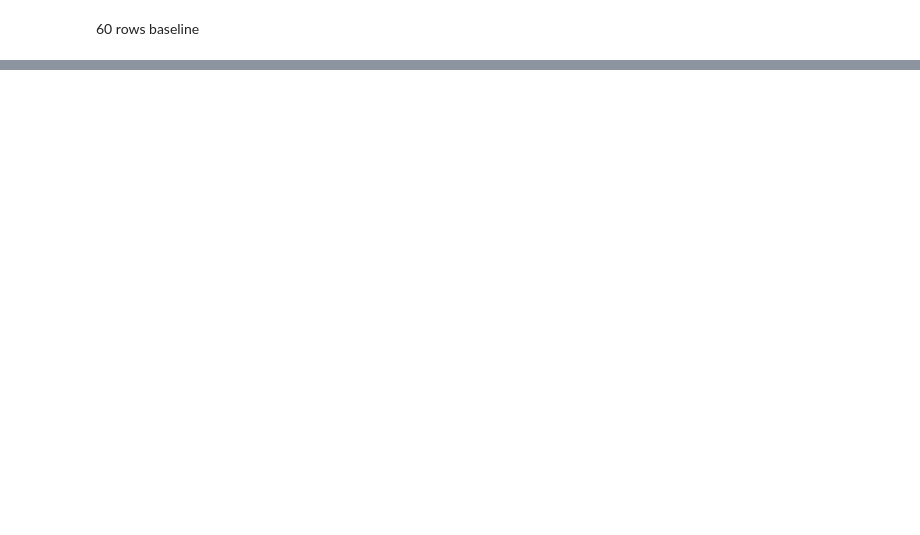
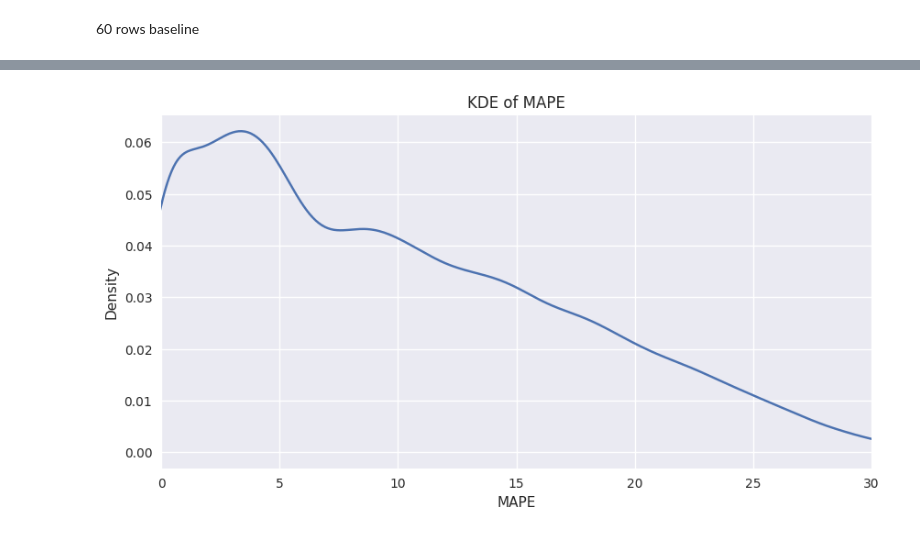
Before and after one commit to zeinovich/aramco-solution, a Jupyter notebook: notebooks/1905-zeinovich-baseline.ipynb, the cells around one changed output, grey strips where cells are left out. Saved outputs shown, nothing was run; the diff lists cells and outputs as text; code cells hidden in the pictures; blank space fills up the shorter version.

```diff
--- a/notebooks/1905-zeinovich-baseline.ipynb
+++ b/notebooks/1905-zeinovich-baseline.ipynb
@@ -131,0 +169,13 @@ train_model(not_baseline, dr, stride=1)
+# %%
+mapes_df = pd.DataFrame(mapes, columns=['mape'])
+
+#plot kde of mapes
+plt.figure(figsize=(10, 5))
+plt.title('KDE of MAPE')
+plt.xlabel('MAPE')
+plt.ylabel('Density')
+plt.xlim(0, 30)
+mapes_df.mape.plot.kde()
+plt.show()
+# %% [output]
+[figure, added]
```
Also changed, not shown: parts of 11 cells of this notebook, 3 other files.
